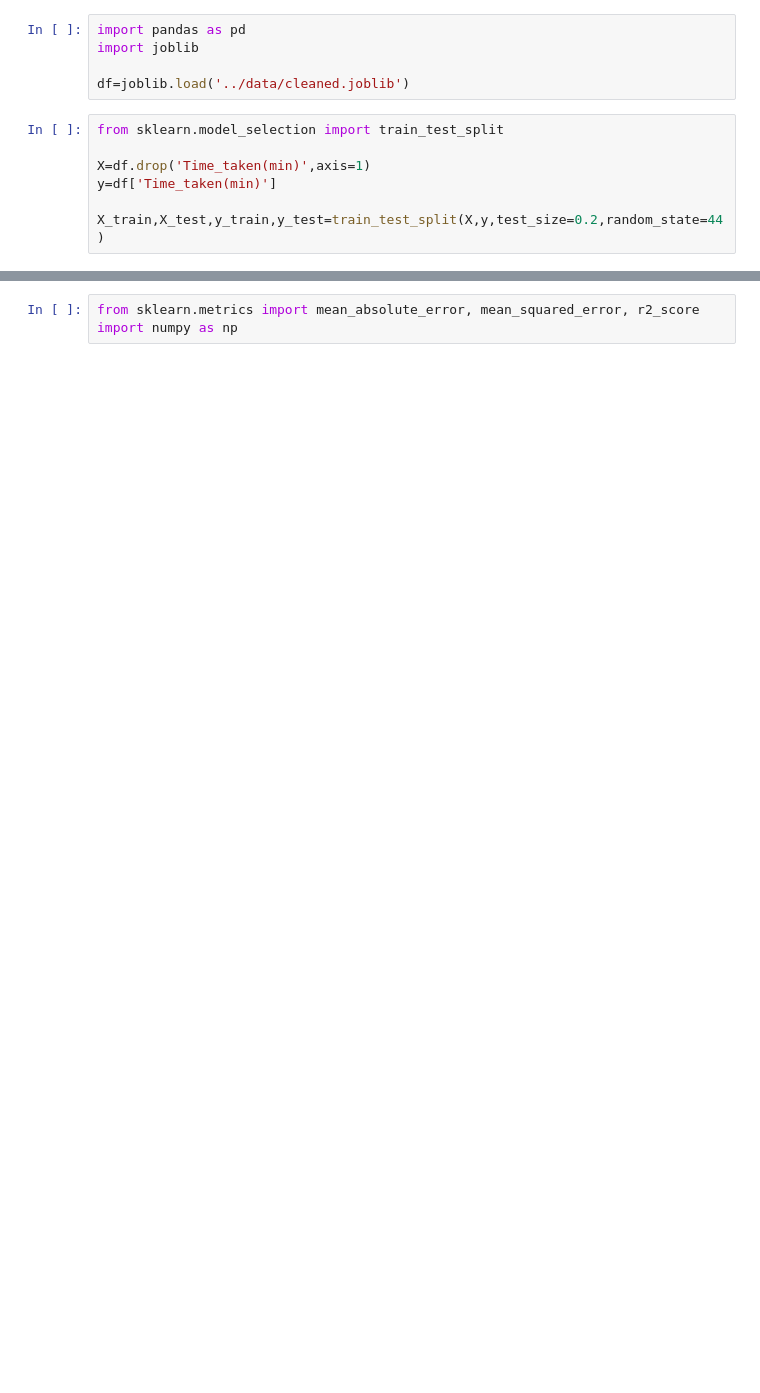
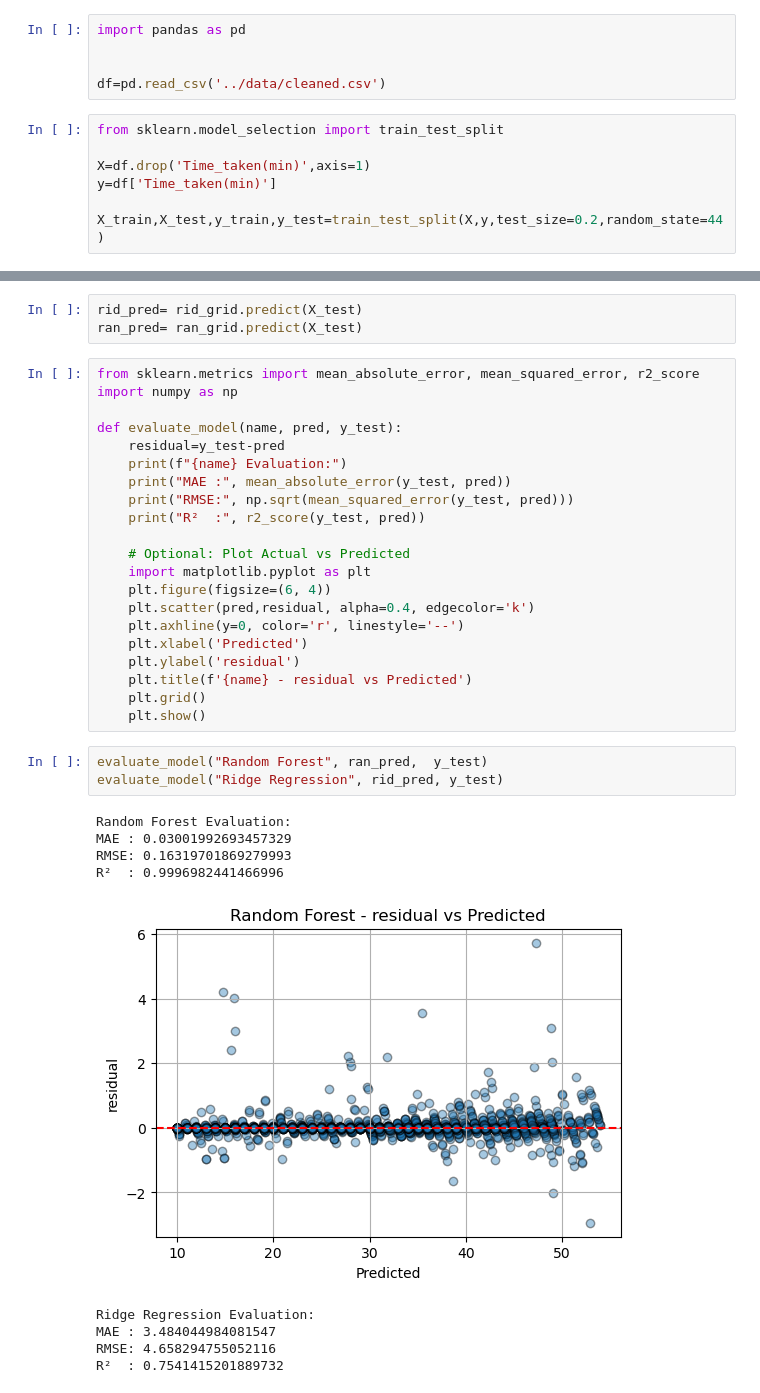
Before and after one commit to sarfraspc/Delivery-Time-Predictor, a Jupyter notebook: src/training.ipynb, the cells around one changed output, grey strips where cells are left out. Cells and saved outputs as stored; diff of their text form; blank space fills up the shorter version.

```diff
--- a/src/training.ipynb
+++ b/src/training.ipynb
@@ -1,8 +1,8 @@
 # %%
 import pandas as pd
-import joblib
 
-df=joblib.load('../data/cleaned.joblib')
+
+df=pd.read_csv('../data/cleaned.csv')
 # %%
 from sklearn.model_selection import train_test_split
 
@@ -37,3 +37,37 @@ print(rid_grid.best_params_)
+# %%
+rid_pred= rid_grid.predict(X_test)
+ran_pred= ran_grid.predict(X_test)
 # %%
 from sklearn.metrics import mean_absolute_error, mean_squared_error, r2_score
 import numpy as np
+
+def evaluate_model(name, pred, y_test):
+    residual=y_test-pred
+    print(f"{name} Evaluation:")
+    print("MAE :", mean_absolute_error(y_test, pred))
+    print("RMSE:", np.sqrt(mean_squared_error(y_test, pred)))
+    print("R²  :", r2_score(y_test, pred))
+
+    # Optional: Plot Actual vs Predicted
+    import matplotlib.pyplot as plt
+    plt.figure(figsize=(6, 4))
+    plt.scatter(pred,residual, alpha=0.4, edgecolor='k')
+    plt.axhline(y=0, color='r', linestyle='--')
+    plt.xlabel('Predicted')
+    plt.ylabel('residual')
+    plt.title(f'{name} - residual vs Predicted')
+    plt.grid()
+    plt.show()
+# %%
+evaluate_model("Random Forest", ran_pred,  y_test)
+evaluate_model("Ridge Regression", rid_pred, y_test)
+# %% [output]
+Random Forest Evaluation:
+MAE : 0.03001992693457329
+RMSE: 0.16319701869279993
+R²  : 0.9996982441466996
+[figure, added]
+Ridge Regression Evaluation:
+MAE : 3.484044984081547
+RMSE: 4.658294755052116
+R²  : 0.7541415201889732
```
Also changed, not shown: parts of 4 cells of this notebook, 1 other file.
